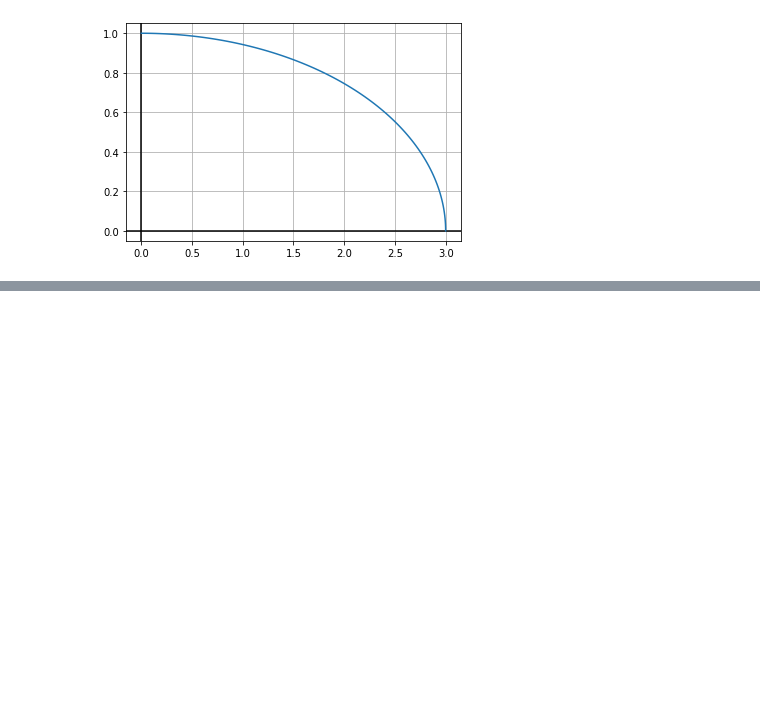
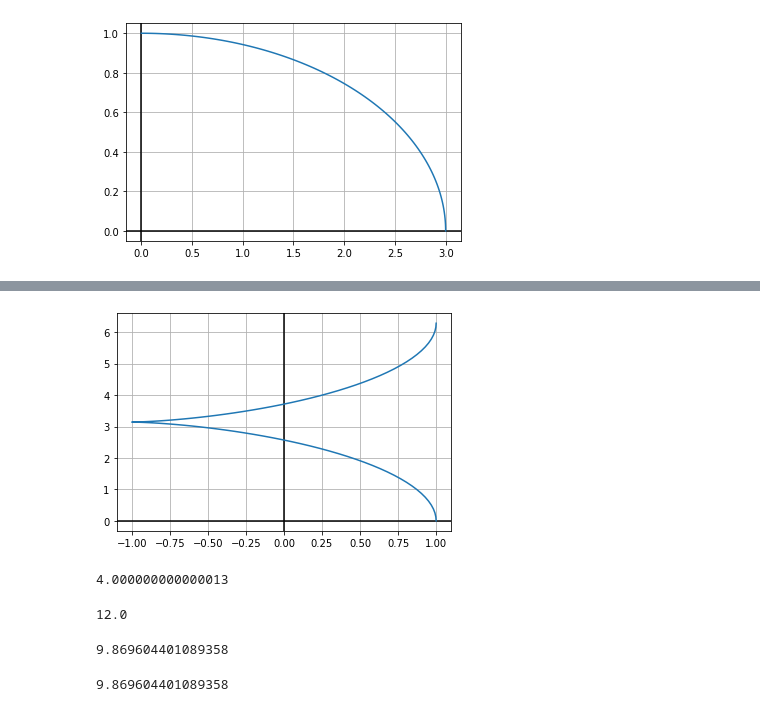
Before and after one commit to 8wgf3b/books, a Jupyter notebook: thomas_calculus_multivariable/11.ipynb, the cells around one changed output, grey strips where cells are left out. Saved outputs shown, nothing was run; the diff lists cells and outputs as text; code cells hidden in the pictures; blank space fills up the shorter version.

```diff
--- a/thomas_calculus_multivariable/11.ipynb
+++ b/thomas_calculus_multivariable/11.ipynb
@@ -109,0 +130,4 @@ graph(3 * smp.cos(t), smp.sin(t), 0, 0.5 * np.pi)
+# %%
+graph(smp.cos(t), t + smp.sin(t), 0, 2 * np.pi)
+# %% [output]
+[figure, added]
@@ -109,0 +138,16 @@ graph(3 * smp.cos(t), smp.sin(t), 0, 0.5 * np.pi)
+# %%
+dist(smp.cos(t), t + smp.sin(t), 0, np.pi)
+# %% [output]
+4.000000000000013
+# %%
+dist(0.5*t**2, 1/3 * (2*t + 1)**1.5, 0, 4)
+# %% [output]
+12.0
+# %%
+dist(8*smp.cos(t) + 8 * t * smp.sin(t), 8*smp.sin(t) - 8 * t * smp.cos(t), 0, np.pi / 2)
+# %% [output]
+9.869604401089358
+# %%
+np.pi ** 2
+# %% [output]
+9.869604401089358
```
Also changed, not shown: parts of 21 cells of this notebook.
